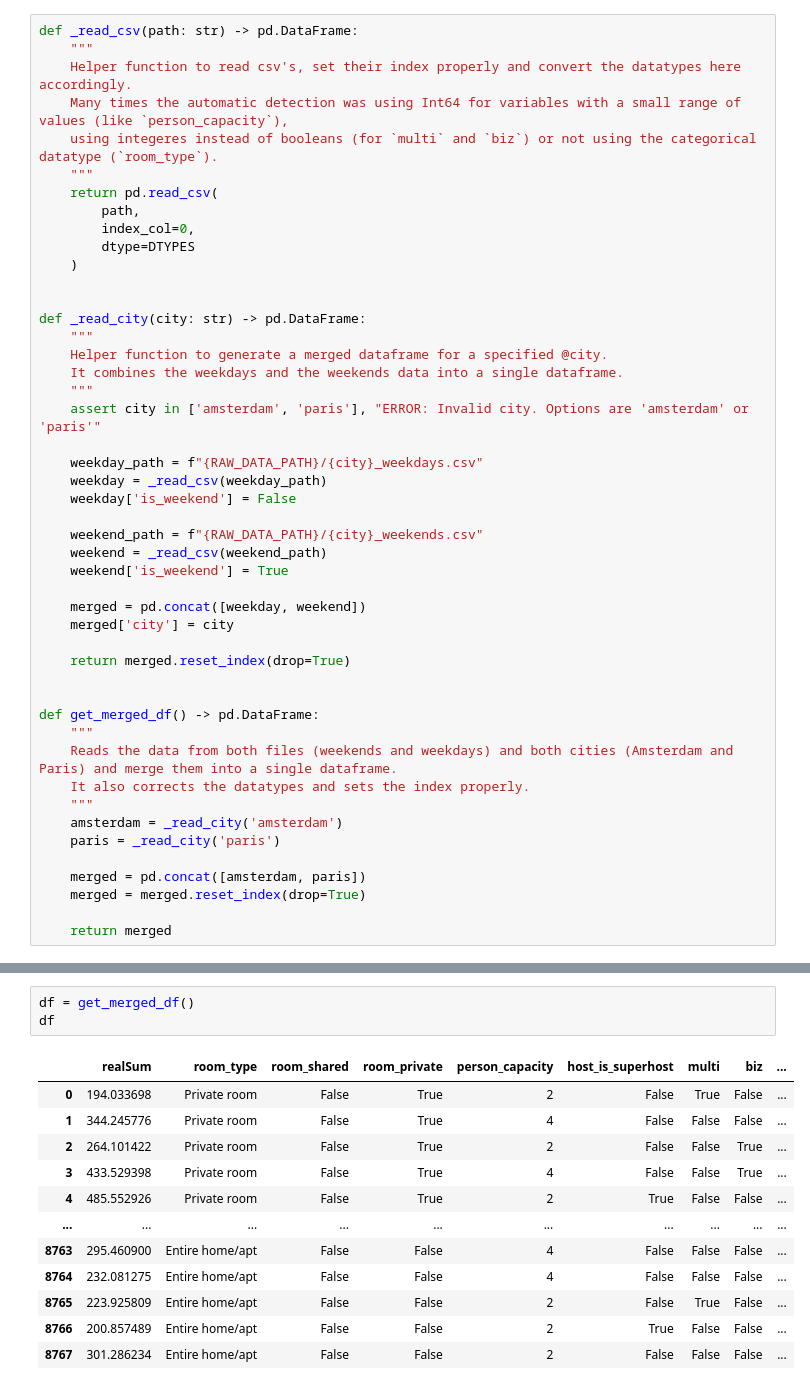
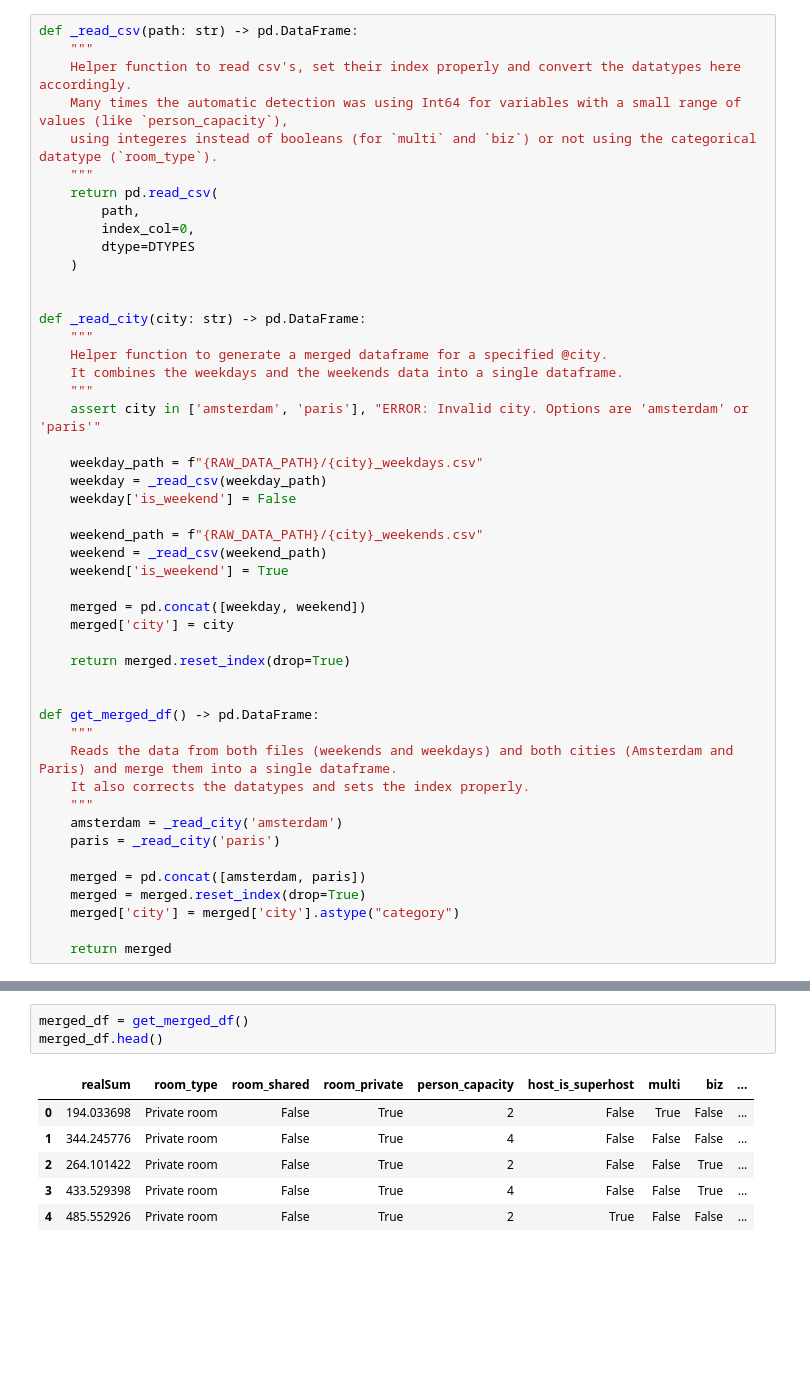
Before and after one commit to mariacsalazar/Airbnb-ML, a Jupyter notebook: notebooks/00_exploration.ipynb, the cells around one changed output, grey strips where cells are left out. Drawn from its saved outputs; the diff is of its cells as text; blank space fills up the shorter version.

```diff
--- a/notebooks/00_exploration.ipynb
+++ b/notebooks/00_exploration.ipynb
@@ -69,5 +108,6 @@ def get_merged_df() -> pd.DataFrame:
 
     merged = pd.concat([amsterdam, paris])
     merged = merged.reset_index(drop=True)
+    merged['city'] = merged['city'].astype("category")
 
     return merged
@@ -88,16 +114,10 @@ def get_merged_df() -> pd.DataFrame:
 # %%
-df = get_merged_df()
-df
+merged_df = get_merged_df()
+merged_df.head()
 # %% [output]
 |  | realSum | room_type | room_shared | room_private | person_capacity | host_is_superhost | multi | biz | ... |
 | 0 | 194.033698 | Private room | False | True | 2 | False | True | False | ... |
 | 1 | 344.245776 | Private room | False | True | 4 | False | False | False | ... |
 | 2 | 264.101422 | Private room | False | True | 2 | False | False | True | ... |
 | 3 | 433.529398 | Private room | False | True | 4 | False | False | True | ... |
 | 4 | 485.552926 | Private room | False | True | 2 | True | False | False | ... |
-| ... | ... | ... | ... | ... | ... | ... | ... | ... | ... |
-| 8763 | 295.460900 | Entire home/apt | False | False | 4 | False | False | False | ... |
-| 8764 | 232.081275 | Entire home/apt | False | False | 4 | False | False | False | ... |
-| 8765 | 223.925809 | Entire home/apt | False | False | 2 | False | True | False | ... |
-| 8766 | 200.857489 | Entire home/apt | False | False | 2 | True | False | False | ... |
-| 8767 | 301.286234 | Entire home/apt | False | False | 2 | False | False | False | ... |
```
Also changed, not shown: parts of 29 cells of this notebook.
